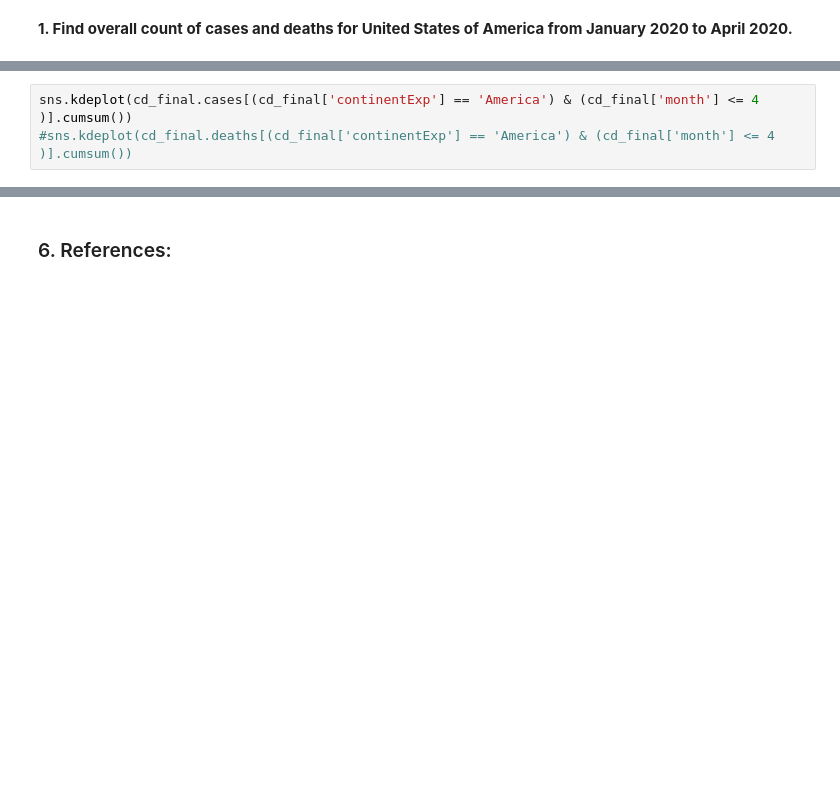
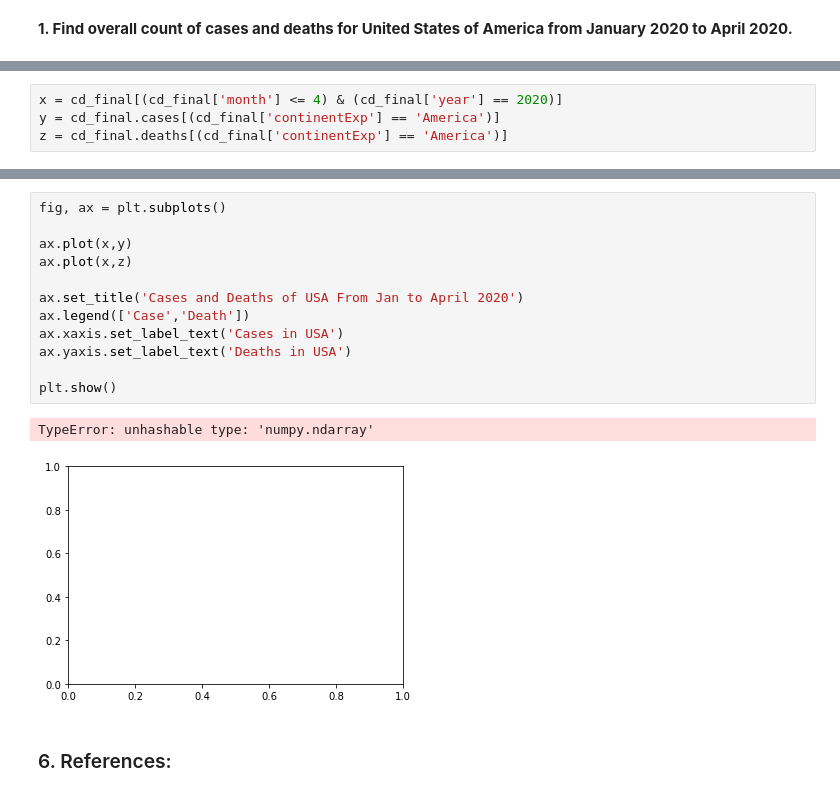
Before and after one commit to mbjamil92/DAV5400_Python_Projects, a Jupyter notebook: Project_1_Module_6.ipynb, the cells around one changed output, grey strips where cells are left out. Drawn from its saved outputs; the diff is of its cells as text; blank space fills up the shorter version.

```diff
--- a/Project_1_Module_6.ipynb
+++ b/Project_1_Module_6.ipynb
@@ -576,3 +572,4 @@ ax.legend(loc='best');
 # %%
-sns.kdeplot(cd_final.cases[(cd_final['continentExp'] == 'America') & (cd_final['month'] <= 4 )].cumsum())
-#sns.kdeplot(cd_final.deaths[(cd_final['continentExp'] == 'America') & (cd_final['month'] <= 4 )].cumsum())
+x = cd_final[(cd_final['month'] <= 4) & (cd_final['year'] == 2020)]
+y = cd_final.cases[(cd_final['continentExp'] == 'America')]
+z = cd_final.deaths[(cd_final['continentExp'] == 'America')]
@@ -587,3 +580,18 @@ sns.kdeplot(cd_final.deaths[(cd_final['continentExp'] == 'America') & (cd_final[
+# %%
+fig, ax = plt.subplots()
+
+ax.plot(x,y)
+ax.plot(x,z)
+
+ax.set_title('Cases and Deaths of USA From Jan to April 2020')
+ax.legend(['Case','Death'])
+ax.xaxis.set_label_text('Cases in USA')
+ax.yaxis.set_label_text('Deaths in USA')
+
+plt.show()
+# %% [output]
+TypeError: unhashable type: 'numpy.ndarray'
+[figure, added]
 # %% [markdown]
 ### 6. References:
 # %% [markdown]
```
Also changed, not shown: parts of 15 cells of this notebook.
